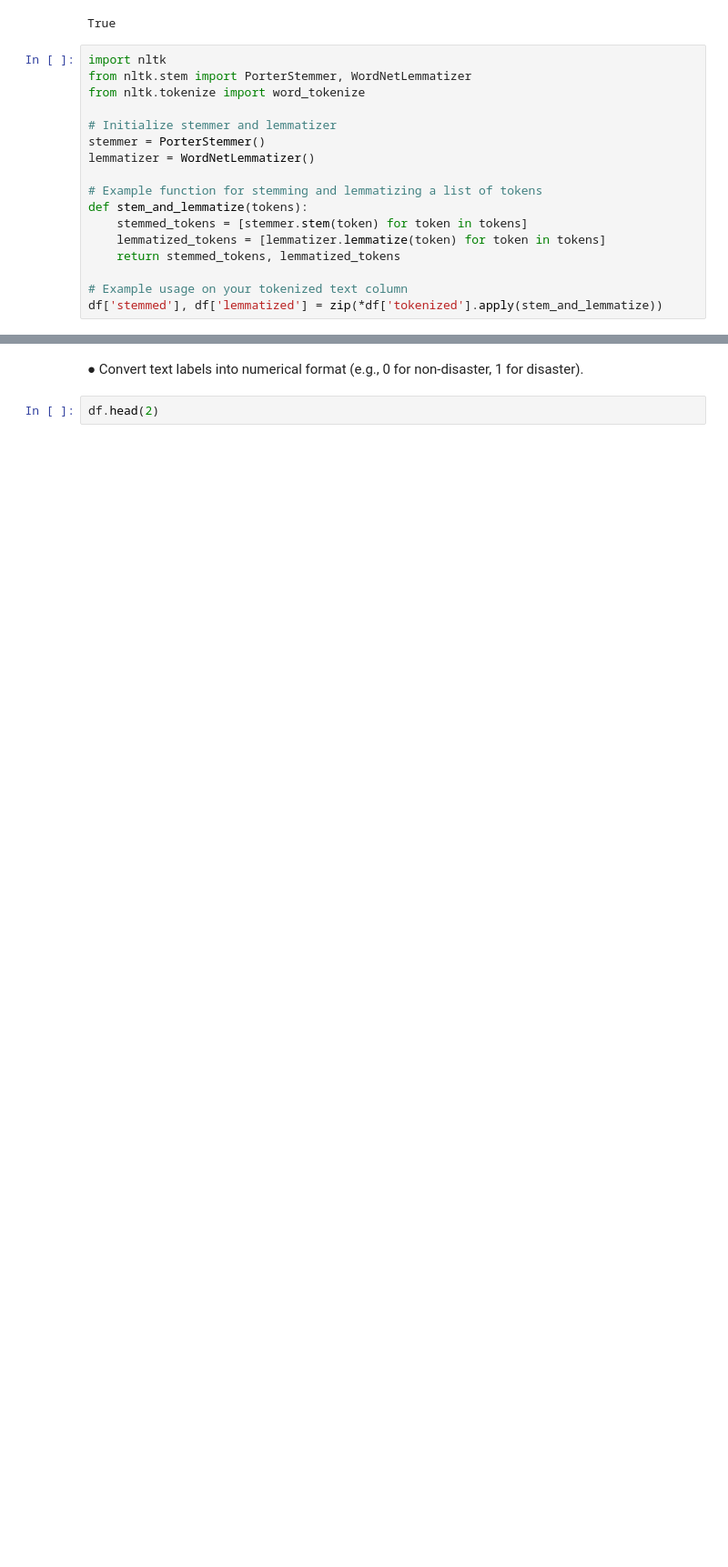
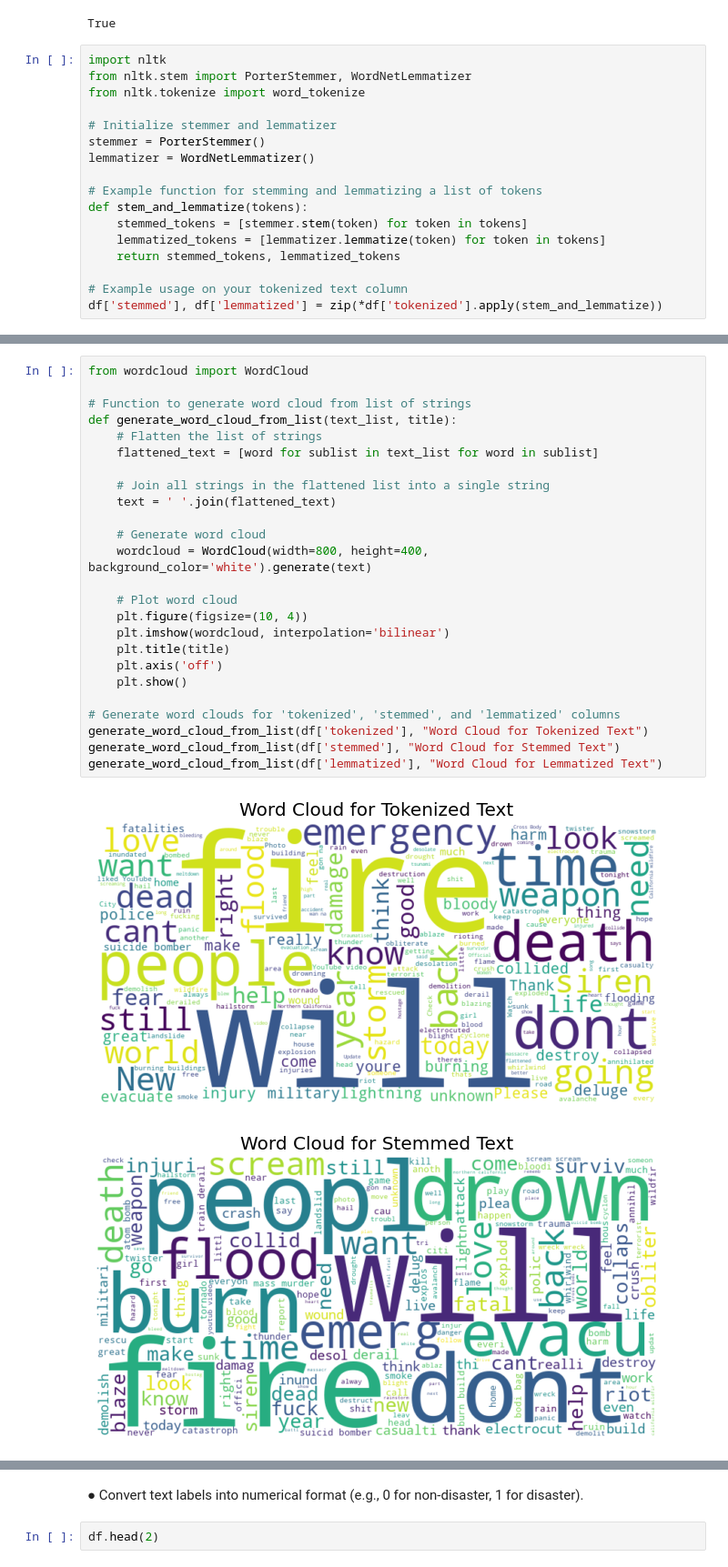
Before and after one commit to nitimasaigal/Project-7-Twitter-Disaster, a Jupyter notebook: Project solution Task 1.ipynb, the cells around one changed output, grey strips where cells are left out. Shown at 91% size. Drawn from its saved outputs; the diff is of its cells as text; blank space fills up the shorter version.

```diff
--- a/Project solution Task 1.ipynb
+++ b/Project solution Task 1.ipynb
@@ -537,0 +549,28 @@ df['stemmed'], df['lemmatized'] = zip(*df['tokenized'].apply(stem_and_lemmatize)
+# %%
+from wordcloud import WordCloud
+
+# Function to generate word cloud from list of strings
+def generate_word_cloud_from_list(text_list, title):
+    # Flatten the list of strings
+    flattened_text = [word for sublist in text_list for word in sublist]
+
+    # Join all strings in the flattened list into a single string
+    text = ' '.join(flattened_text)
+
+    # Generate word cloud
+    wordcloud = WordCloud(width=800, height=400, background_color='white').generate(text)
+
+    # Plot word cloud
+    plt.figure(figsize=(10, 4))
+    plt.imshow(wordcloud, interpolation='bilinear')
+    plt.title(title)
+    plt.axis('off')
+    plt.show()
+
+# Generate word clouds for 'tokenized', 'stemmed', and 'lemmatized' columns
+generate_word_cloud_from_list(df['tokenized'], "Word Cloud for Tokenized Text")
+generate_word_cloud_from_list(df['stemmed'], "Word Cloud for Stemmed Text")
+generate_word_cloud_from_list(df['lemmatized'], "Word Cloud for Lemmatized Text")
+# %% [output]
+[figure, added]
+[figure, added]
```
Also changed, not shown: parts of 7 cells of this notebook.
